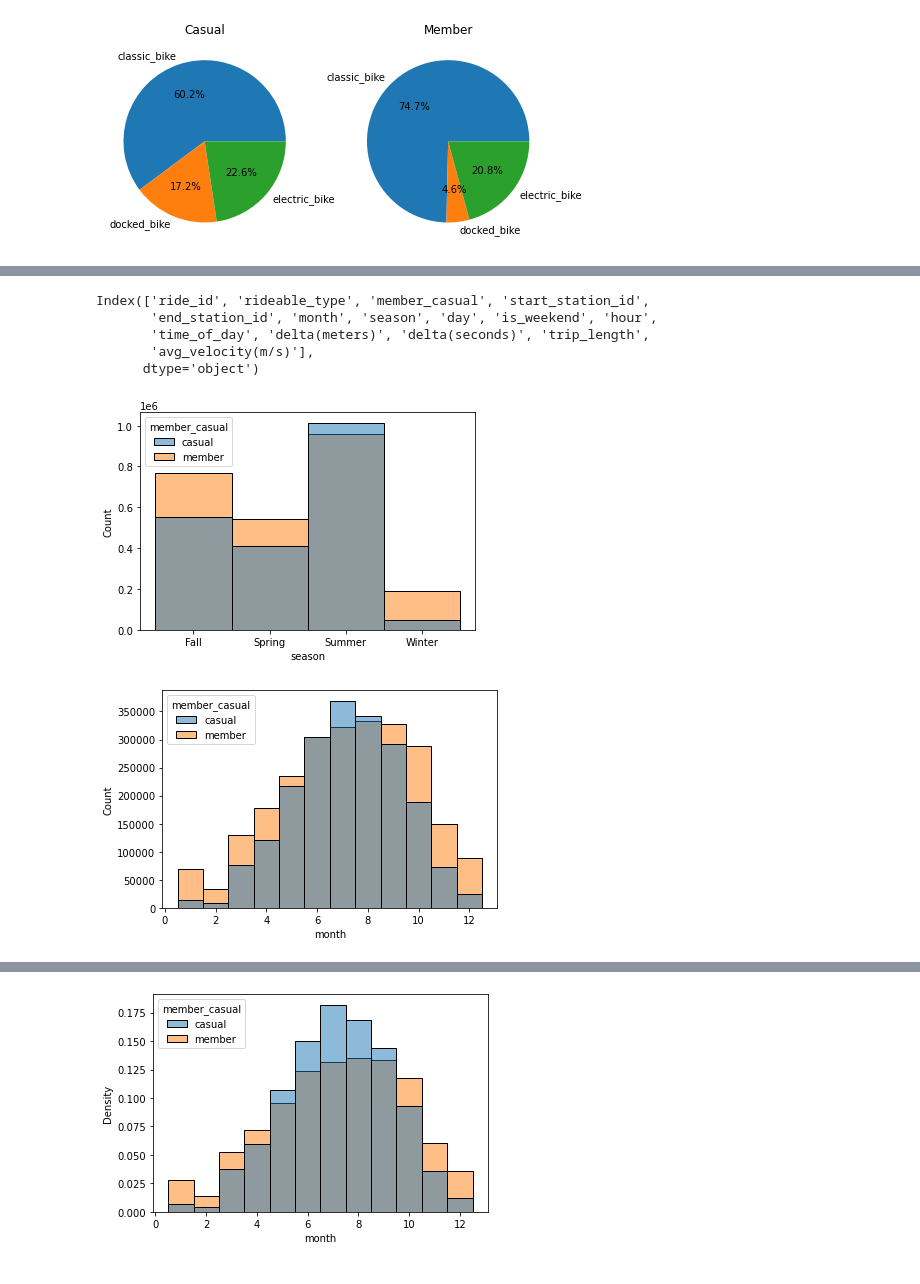
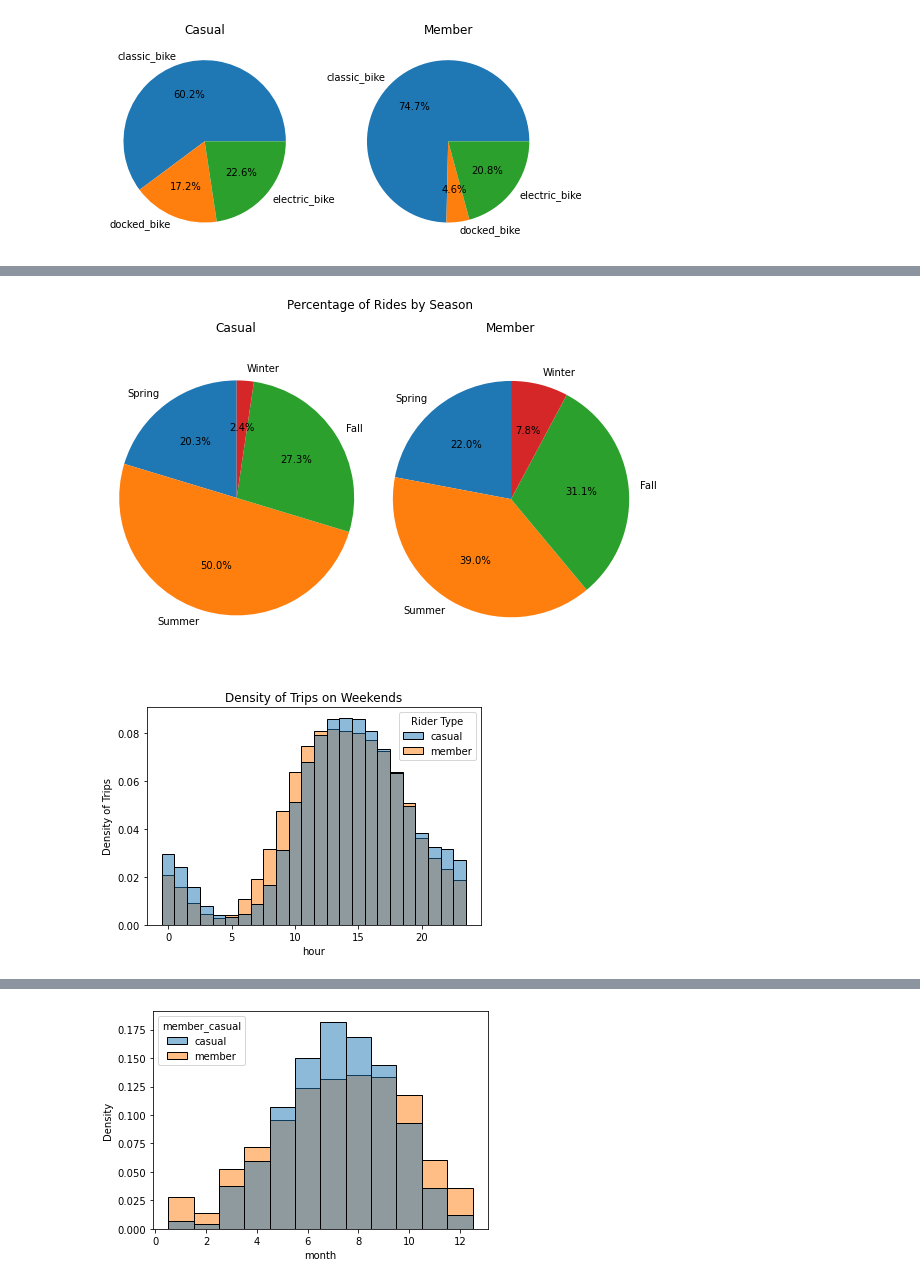
Before and after one commit to ttb-folio/Google-Data-Analytics-Capstone, a Jupyter notebook: Analysis.ipynb, the cells around one changed output, grey strips where cells are left out. Drawn from its saved outputs; the diff is of its cells as text; code cells hidden in the pictures.

```diff
--- a/Analysis.ipynb
+++ b/Analysis.ipynb
@@ -144,17 +132,3 @@ ax2.set_title('Member')
 plt.show()
 # %% [output]
 [figure]
-# %%
-# Redocks
-
-same_station_idx = data.start_station_id == data.end_station_id
-zero_dist_idx = data['delta(meters)'] == 0
-
-# Remove data that states two different station IDs but says net displacement was 0.
-
-anom = ~same_station_idx&zero_dist_idx
-num_anom = sum(anom)
-
-data = data[~anom]
-
-print('{} rows removed for having inconsistent station/distance information'.format(num_anom))
@@ -175,8 +134,0 @@ ax.pie(redocks_count.values, labels = redocks_count.index)
-# %%
-data.columns
-# %% [output]
-Index(['ride_id', 'rideable_type', 'member_casual', 'start_station_id',
-       'end_station_id', 'month', 'season', 'day', 'is_weekend', 'hour',
-       'time_of_day', 'delta(meters)', 'delta(seconds)', 'trip_length',
-       'avg_velocity(m/s)'],
-      dtype='object')
@@ -185,9 +135,42 @@ Index(['ride_id', 'rideable_type', 'member_casual', 'start_station_id',
-# %%
-sns.histplot(data, x = "season", discrete = True, hue = "member_casual")
-plt.show()
-# Make a pie chart
-sns.histplot(data, x = "month", discrete = True, hue = "member_casual")
-plt.show()
-# %% [output]
-[figure, removed]
-[figure, removed]
+# %%
+by_month_count = data.groupby(['member_casual','season'])[['ride_id']].count().reset_index()
+new_idx = [1,2,0,3]
+
+
+casual_by_day = by_month_count[by_month_count.member_casual=='casual'].iloc[new_idx]
+member_by_day = by_month_count[by_month_count.member_casual =='member'].iloc[new_idx]
+
+
+fig, axes = plt.subplots(nrows=1, ncols=2, figsize = (8,8))
+ax1 = axes[0]
+ax2 = axes[1]
+
+
+sizes = member_by_day['ride_id']
+labels = member_by_day['season']
+ax2.pie(sizes, labels=labels, autopct='%1.1f%%',startangle=90)
+ax2.axis('equal')
+ax2.set_title("Member")
+
+sizes = casual_by_day['ride_id']
+labels = casual_by_day['season']
+ax1.pie(sizes, labels=labels, autopct='%1.1f%%',startangle=90)
+ax1.axis('equal')
+ax1.set_title("Casual")
+
+fig.suptitle('Percentage of Rides by Season')
+plt.tight_layout()
+plt.subplots_adjust(bottom = 0.35)
+plt.show()
+# %% [output]
+[figure, added]
+# %%
+data["Rider Type"] = data['member_casual']
+
+data2 = data[data.is_weekend]
+ax = sns.histplot(data2, x = "hour", discrete = True, hue = "Rider Type", stat = "density", common_norm =False)
+ax.set_ylabel("Density of Trips")
+ax.set_title("Density of Trips on Weekends")
+plt.show()
+# %% [output]
+[figure, added]
```
Also changed, not shown: parts of 22 cells of this notebook, 3 other files.
